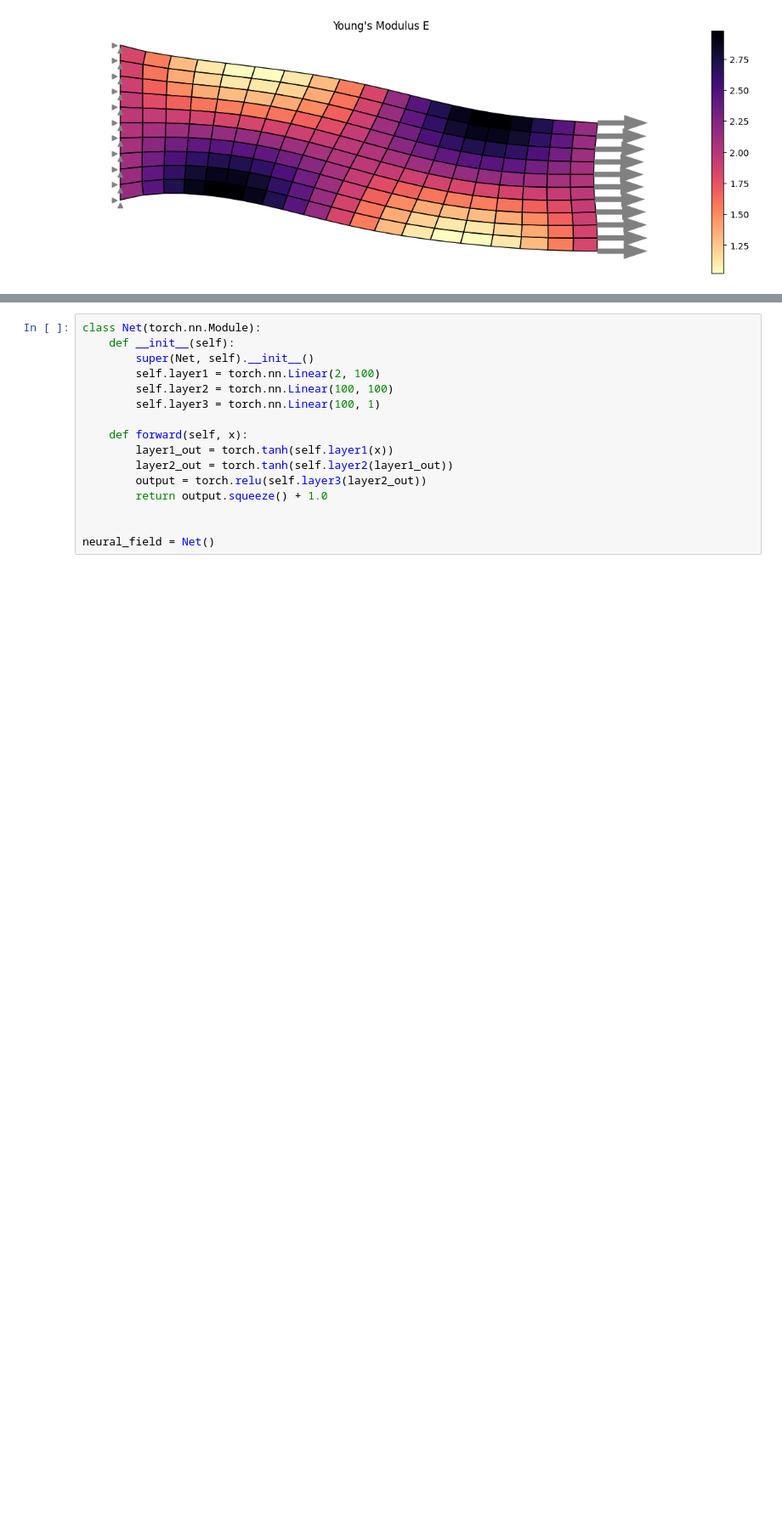
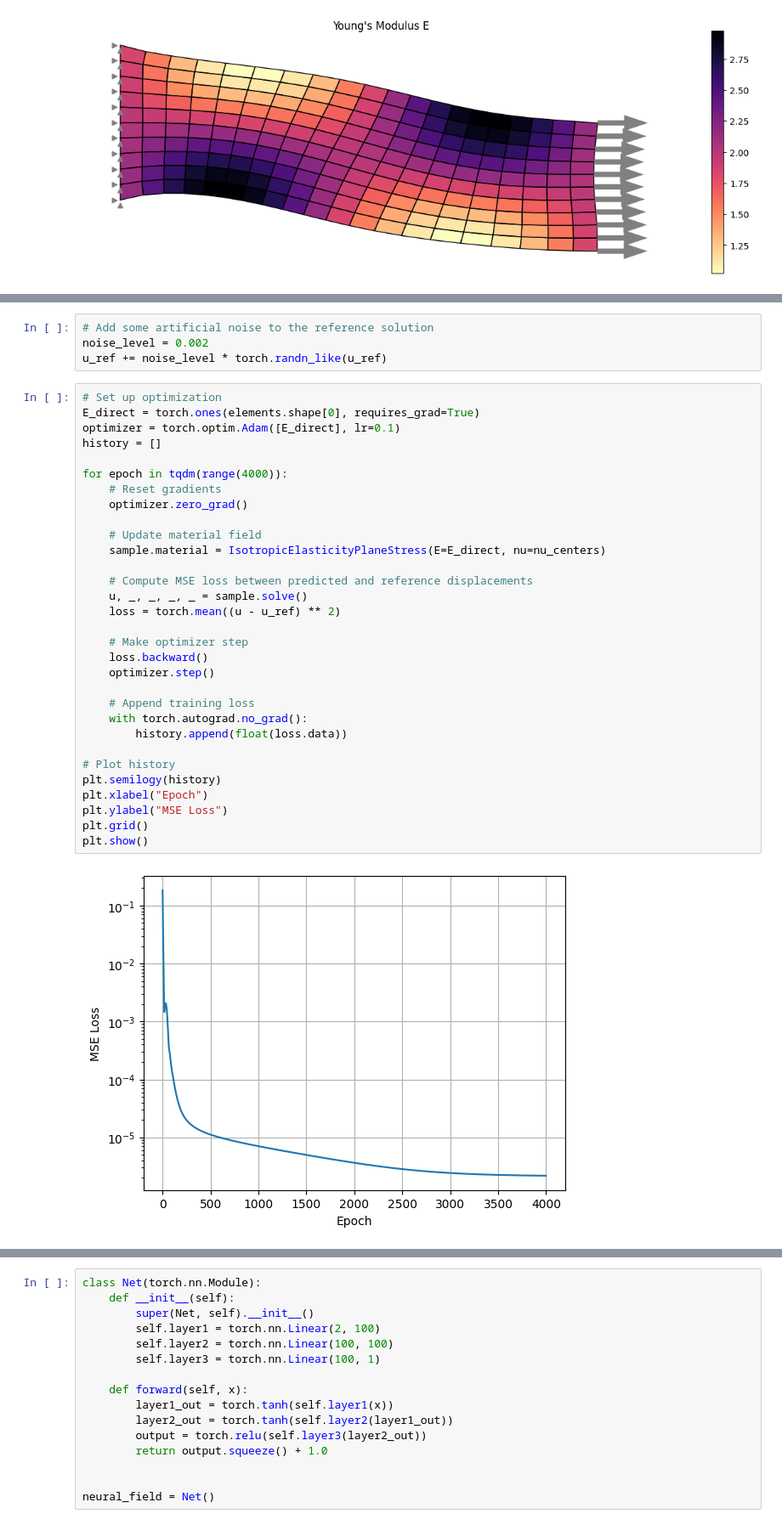
Before and after one commit to meyer-nils/torch-fem, a Jupyter notebook: examples/optimization/planar/property_fields.ipynb, the cells around one changed output, grey strips where cells are left out. Shown at 85% size. Drawn from its saved outputs; the diff is of its cells as text; blank space fills up the shorter version.

```diff
--- a/examples/optimization/planar/property_fields.ipynb
+++ b/examples/optimization/planar/property_fields.ipynb
@@ -172,0 +176,37 @@ with torch.no_grad():
+# %%
+# Add some artificial noise to the reference solution
+noise_level = 0.002
+u_ref += noise_level * torch.randn_like(u_ref)
+# %%
+# Set up optimization
+E_direct = torch.ones(elements.shape[0], requires_grad=True)
+optimizer = torch.optim.Adam([E_direct], lr=0.1)
+history = []
+
+for epoch in tqdm(range(4000)):
+    # Reset gradients
+    optimizer.zero_grad()
+
+    # Update material field
+    sample.material = IsotropicElasticityPlaneStress(E=E_direct, nu=nu_centers)
+
+    # Compute MSE loss between predicted and reference displacements
+    u, _, _, _, _ = sample.solve()
+    loss = torch.mean((u - u_ref) ** 2)
+
+    # Make optimizer step
+    loss.backward()
+    optimizer.step()
+
+    # Append training loss
+    with torch.autograd.no_grad():
+        history.append(float(loss.data))
+
+# Plot history
+plt.semilogy(history)
+plt.xlabel("Epoch")
+plt.ylabel("MSE Loss")
+plt.grid()
+plt.show()
+# %% [output]
+[figure, added]
```
Also changed, not shown: parts of 15 cells of this notebook.
